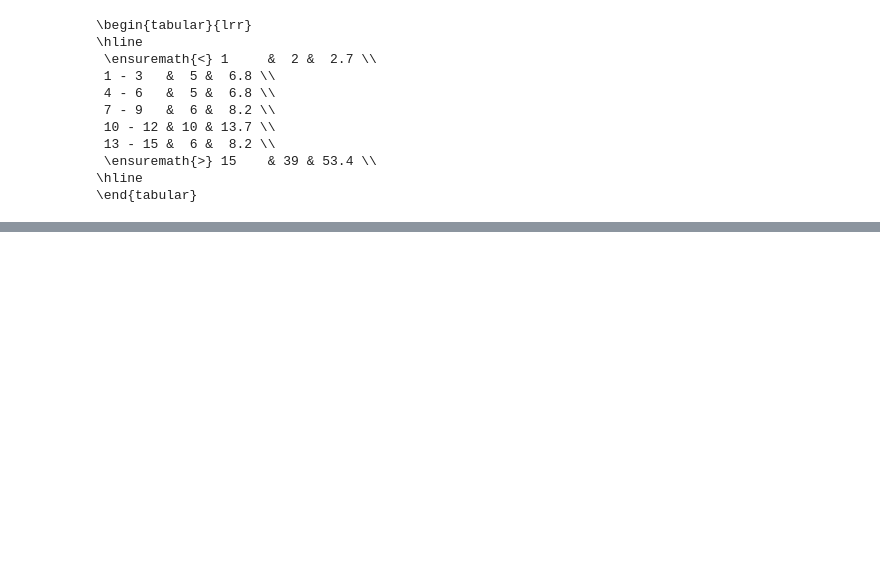
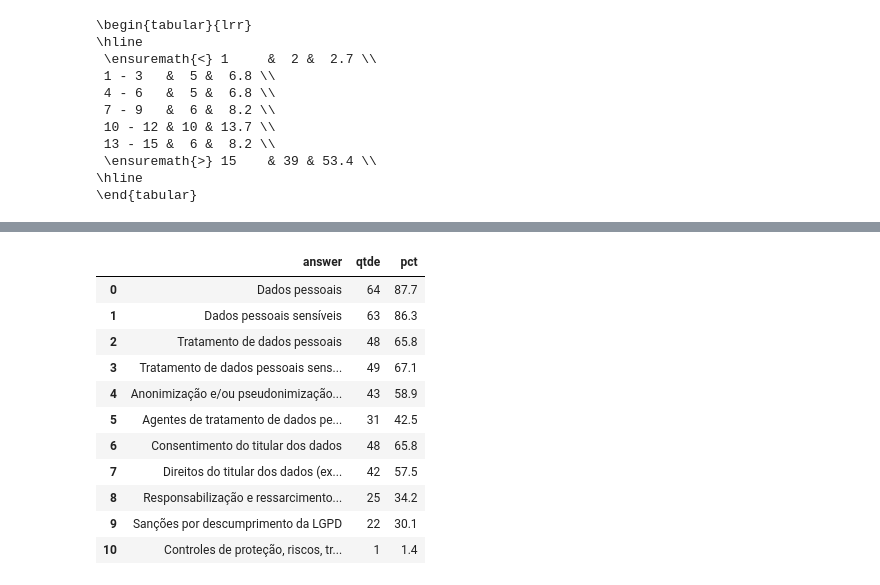
Before and after one commit to fabianumfalco/perception_br_devs_data_privacy_llm, a Jupyter notebook: data_analysis_survey.ipynb, the cells around one changed output, grey strips where cells are left out. Saved outputs shown, nothing was run; the diff lists cells and outputs as text; code cells hidden in the pictures; blank space fills up the shorter version.

```diff
--- a/data_analysis_survey.ipynb
+++ b/data_analysis_survey.ipynb
@@ -452,0 +573,17 @@ KeyError: '6. Qual seu nível de conhecimento sobre privacidade de dados?'
+# %%
+column_name = "12. Quais dos seguintes conceitos de proteção de dados da LGPD você está familiarizado? (Marque todas as opções que se aplicam)"
+result_q12 = process_multiple_option_column(df, column_name)
+result_q12
+# %% [output]
+|  | answer | qtde | pct |
+| 0 | Dados pessoais | 64 | 87.7 |
+| 1 | Dados pessoais sensíveis | 63 | 86.3 |
+| 2 | Tratamento de dados pessoais | 48 | 65.8 |
+| 3 | Tratamento de dados pessoais sens... | 49 | 67.1 |
+| 4 | Anonimização e/ou pseudonimização... | 43 | 58.9 |
+| 5 | Agentes de tratamento de dados pe... | 31 | 42.5 |
+| 6 | Consentimento do titular dos dados | 48 | 65.8 |
+| 7 | Direitos do titular dos dados (ex... | 42 | 57.5 |
+| 8 | Responsabilização e ressarcimento... | 25 | 34.2 |
+| 9 | Sanções por descumprimento da LGPD | 22 | 30.1 |
+| 10 | Controles de proteção, riscos, tr... | 1 | 1.4 |
```
Also changed, not shown: parts of 18 cells of this notebook.
